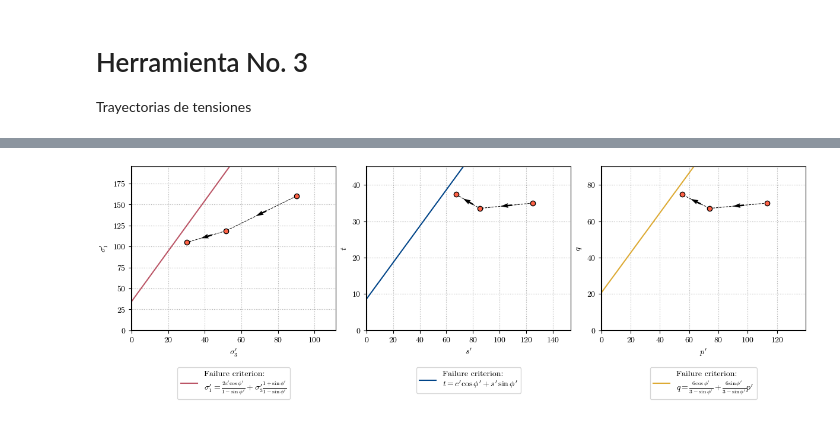
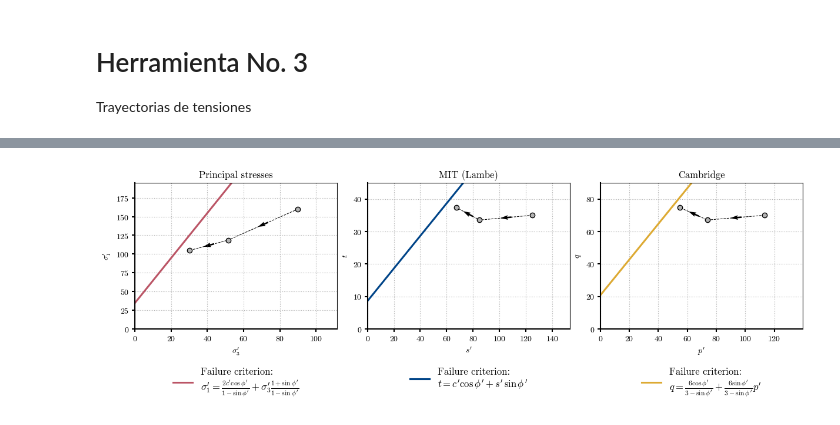
Before and after one commit to AppliedMechanics-EAFIT/soil_mechanics, a Jupyter notebook: notebooks/mohr_circles_and_stress_paths.ipynb, the cells around one changed output, grey strips where cells are left out. Saved outputs shown, nothing was run; the diff lists cells and outputs as text; code cells hidden in the pictures.

```diff
--- a/notebooks/mohr_circles_and_stress_paths.ipynb
+++ b/notebooks/mohr_circles_and_stress_paths.ipynb
@@ -188,7 +175,7 @@ def plot_stress_path(stages, envelope={"c": 10, "𝜙": 30}, **kwargs):
         p.append(st["p"])
         q.append(st["q"])
 
-    fig, (ax0, ax1, ax2) = plt.subplots(ncols=3, nrows=1, figsize=kwargs.get('figsize'))
+    fig, (ax0, ax1, ax2) = plt.subplots(ncols=3, nrows=1, figsize=kwargs.get('figsize'), layout='constrained')
     quiver = lambda x, y: (
         0.5 * (x[1:] + x[:-1]),
         0.5 * (y[1:] + y[:-1]),
@@ -199,7 +186,7 @@ def plot_stress_path(stages, envelope={"c": 10, "𝜙": 30}, **kwargs):
     x_env = np.array([-9e9, 9e9])
     # sigma_1, sigma_3
     𝜎1, 𝜎3 = np.array(𝜎1), np.array(𝜎3)
-    ax0.plot(𝜎3, 𝜎1, ls="--", c="k", marker="o", mfc="tomato", lw=0.75)
+    ax0.plot(𝜎3, 𝜎1, ls="--", c="k", marker="o", mfc="0.7", lw=0.75)
     ax0.quiver(*quiver(𝜎3, 𝜎1), pivot="mid", angles="xy")
     label = (
         "Failure criterion: \n$\sigma_1' =  "
@@ -210,28 +197,28 @@ def plot_stress_path(stages, envelope={"c": 10, "𝜙": 30}, **kwargs):
     𝜎1_𝜎3_slope = (1 + np.sin(phi_r)) / (1 - np.sin(phi_r))
     xlim = ax0.get_xlim()
     ylim = ax0.get_ylim()
-    ax0.plot(x_env, 𝜎1_𝜎3_slope * x_env + 𝜎1_𝜎3_int, c="#BB5566", label=label)
-    ax0.set(xlabel="$\sigma_{3}'$", ylabel="$\sigma_{1}'$")
+    ax0.plot(x_env, 𝜎1_𝜎3_slope * x_env + 𝜎1_𝜎3_int, c="#BB5566", lw=2.25, label=label)
+    ax0.set(xlabel="$\sigma_{3}'$", ylabel="$\sigma_{1}'$", title="Principal stresses")
     ax0.set_xlim((0, 1.2 * xlim[1]))
     ax0.set_ylim((0, 1.2 * ylim[1]))
 
     # s, t
     s, t = np.array(s), np.array(t)
-    ax1.plot(s, t, ls="--", c="k", marker="o", mfc="tomato", lw=0.75)
+    ax1.plot(s, t, ls="--", c="k", marker="o", mfc="0.7", lw=0.75)
     ax1.quiver(*quiver(s, t), pivot="mid", angles="xy")
     label = "Failure criterion: \n$t = c' \cos \phi' + s'\,\sin \phi' $"
     s_t_int = c * np.cos(phi_r)
     s_t_slope = np.sin(phi_r)
     xlim = ax1.get_xlim()
     ylim = ax1.get_ylim()
-    ax1.plot(x_env, s_t_slope * x_env + s_t_int, c="#004488", label=label)
-    ax1.set(xlabel="$s'$", ylabel="$t$")
+    ax1.plot(x_env, s_t_slope * x_env + s_t_int, c="#004488", lw=2.25, label=label)
+    ax1.set(xlabel="$s'$", ylabel="$t$", title="MIT (Lambe)")
     ax1.set_xlim((0, 1.2 * xlim[1]))
     ax1.set_ylim((0, 1.2 * ylim[1]))
 
     # p, q
     p, q = np.array(p), np.array(q)
-    ax2.plot(p, q, ls="--", c="k", marker="o", mfc="tomato", lw=0.75)
+    ax2.plot(p, q, ls="--", c="k", marker="o", mfc="0.7", lw=0.75)
     ax2.quiver(*quiver(p, q), pivot="mid", angles="xy")
     label = (
         "Failure criterion: \n$q =  "
@@ -242,21 +229,18 @@ def plot_stress_path(stages, envelope={"c": 10, "𝜙": 30}, **kwargs):
     p_q_slope = 6 * np.sin(np.arctan(phi_r)) / (3 - np.sin(np.arctan(phi_r)))
     xlim = ax2.get_xlim()
     ylim = ax2.get_ylim()
-    ax2.plot(x_env, p_q_slope * x_env + p_q_int, c="#DDAA33", label=label)
-    ax2.set(xlabel="$p'$", ylabel="$q$")
+    ax2.plot(x_env, p_q_slope * x_env + p_q_int, c="#DDAA33", lw=2.25, label=label)
+    ax2.set(xlabel="$p'$", ylabel="$q$", title="Cambridge")
     ax2.set_xlim((0, 1.2 * xlim[1]))
     ax2.set_ylim((0, 1.2 * ylim[1]))
 
     for ax in (ax0, ax1, ax2):
-        ax.legend(loc="upper center", bbox_to_anchor=(0.5, -0.2))
+        ax.legend(loc="upper center", bbox_to_anchor=(0.5, -0.2), frameon=False, fontsize='large')
         ax.grid(True, ls=":")
-        ax.spines["bottom"].set_linewidth(1.5)
-        ax.spines["left"].set_linewidth(1.5)
-    # fig.tight_layout()
+        ax.spines[["left", "bottom"]].set_linewidth(1.5)
+        ax.tick_params(width=1.5)
     plt.show()
-    display(wgt.HTML(html_setup))
-    plt.close()
-    return
+    return fig
 # %% [markdown]
 # Herramienta No. 1
 
@@ -280,7 +258,7 @@ slope1_ptZ_stage3 = plot_mohr_circle(
 
 Estado de esfuerzos en el mismo punto para diferentes etapas.
 # %%
-slope1_ptX_stage1 = plot_mohr_circle(sigma_xx=90, sigma_yy=160, tau_xy=0, envelope={'c': 10, '𝜙': 30}, xlim=(0, 200), ylim=(-50, 50), plot_pole=True, figsize=[8,3.5])
-slope1_ptX_stage2 = plot_mohr_circle(sigma_xx=70, sigma_yy=100, tau_xy=-30, envelope={'c': 10, '𝜙': 30}, xlim=(0, 200), ylim=(-50, 50), plot_pole=True, figsize=[8,3.5])
-slope1_ptX_stage3 = plot_mohr_circle(sigma_xx=50, sigma_yy=85, tau_xy=-33, envelope={'c': 10, '𝜙': 30}, xlim=(0, 200), ylim=(-50, 50), plot_pole=True, figsize=[8,3.5])
+fig, slope1_ptX_stage1 = plot_mohr_circle(sigma_xx=90, sigma_yy=160, tau_xy=0, envelope={'c': 10, '𝜙': 30}, xlim=(0, 200), ylim=(-50, 50), plot_pole=True, figsize=[8,3.5])
+fig, slope1_ptX_stage2 = plot_mohr_circle(sigma_xx=70, sigma_yy=100, tau_xy=-30, envelope={'c': 10, '𝜙': 30}, xlim=(0, 200), ylim=(-50, 50), plot_pole=True, figsize=[8,3.5])
+fig, slope1_ptX_stage3 = plot_mohr_circle(sigma_xx=50, sigma_yy=85, tau_xy=-33, envelope={'c': 10, '𝜙': 30}, xlim=(0, 200), ylim=(-50, 50), plot_pole=True, figsize=[8,3.5])
 # %% [output]
@@ -302,5 +276,5 @@ plot_all_mohr_circles(stages, envelope={'c': 10, '𝜙': 30}, xlim=(0, 180), yli
 # %%
 stages = (slope1_ptX_stage1, slope1_ptX_stage2, slope1_ptX_stage3)
-plot_stress_path(stages, envelope={'c': 10, '𝜙': 30}, figsize=[12, 4])
+fig = plot_stress_path(stages, envelope={'c': 10, '𝜙': 30}, figsize=[12, 4])
 # %% [output]
-[figure, old version]
+[figure, new version]
```
Also changed, not shown: parts of 8 cells of this notebook, 10 other files.
